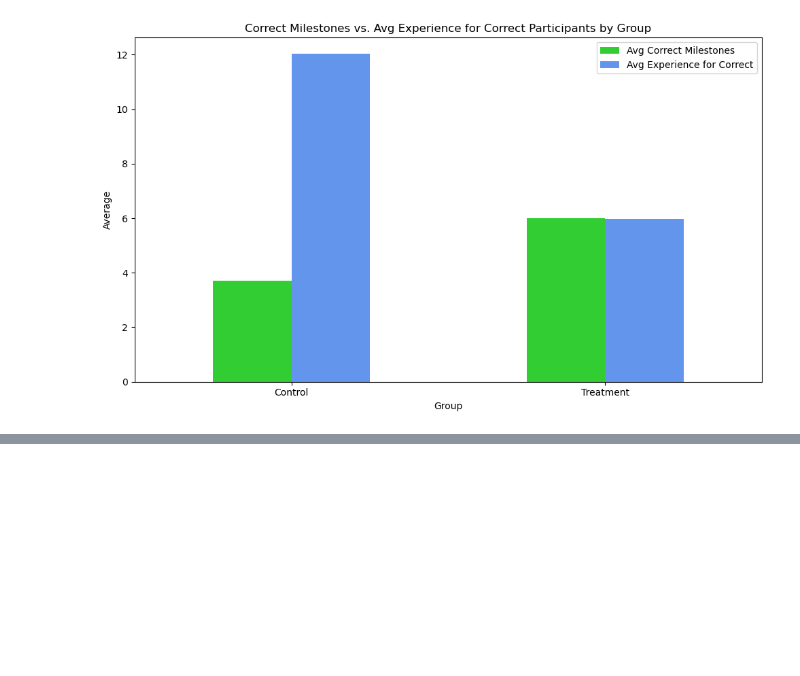
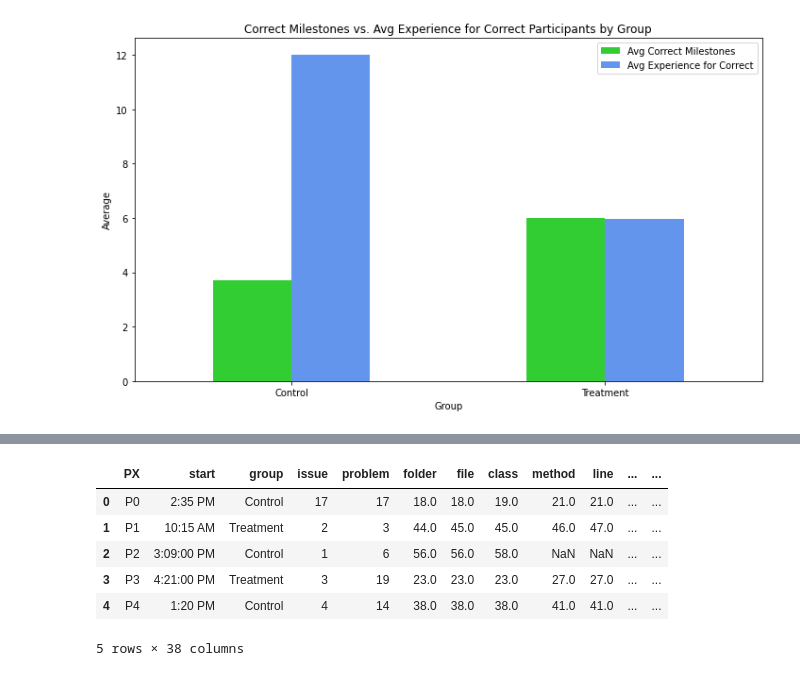
Before and after one commit to JoeyV55/SkillsLabelingExperiment, a Jupyter notebook: plots-Final.ipynb, the cells around one changed output, grey strips where cells are left out. Saved outputs shown, nothing was run; the diff lists cells and outputs as text; code cells hidden in the pictures; blank space fills up the shorter version.

```diff
--- a/plots-Final.ipynb
+++ b/plots-Final.ipynb
@@ -259 +222,22 @@ Treatment  35.900000  41.692308  41.222222
+# %%
+import matplotlib.pyplot as plt
+import numpy as np
+
+# Define the correctness columns
+correctness_columns = ['correct folder', 'correct file', 'correct class', 'correct method', 'correct lines', 'correct solution', 'correct implementation']
+time_columns = ['folder', 'file', 'class', 'method', 'line', 'solution', 'implement']
+
+df.rename(columns={'right folder' : 'correct folder', 'right file' : 'correct file', 'right class' : 'correct class',
+                   'right method' : 'correct method', 'right lines' : 'correct lines', 'right solution' : 'correct solution',
+                   'correct': 'correct implementation', 'sound solution': 'correct solution'}, inplace=True)
+
+df.head()
+# %% [output]
+|  | PX | start | group | issue | problem | folder | file | class | method | line | ... | ... |
+| 0 | P0 | 2:35 PM | Control | 17 | 17 | 18.0 | 18.0 | 19.0 | 21.0 | 21.0 | ... | ... |
+| 1 | P1 | 10:15 AM | Treatment | 2 | 3 | 44.0 | 45.0 | 45.0 | 46.0 | 47.0 | ... | ... |
+| 2 | P2 | 3:09:00 PM | Control | 1 | 6 | 56.0 | 56.0 | 58.0 | NaN | NaN | ... | ... |
+| 3 | P3 | 4:21:00 PM | Treatment | 3 | 19 | 23.0 | 23.0 | 23.0 | 27.0 | 27.0 | ... | ... |
+| 4 | P4 | 1:20 PM | Control | 4 | 14 | 38.0 | 38.0 | 38.0 | 41.0 | 41.0 | ... | ... |
+5 rows × 38 columns
 # %%
```
Also changed, not shown: parts of 7 cells of this notebook, 17 other files.
